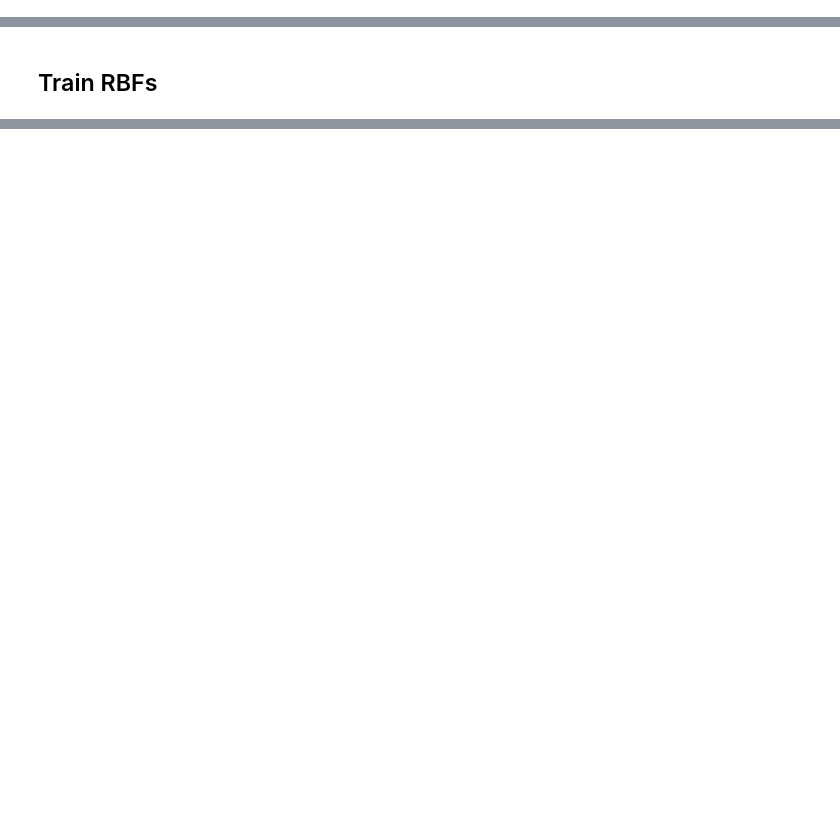
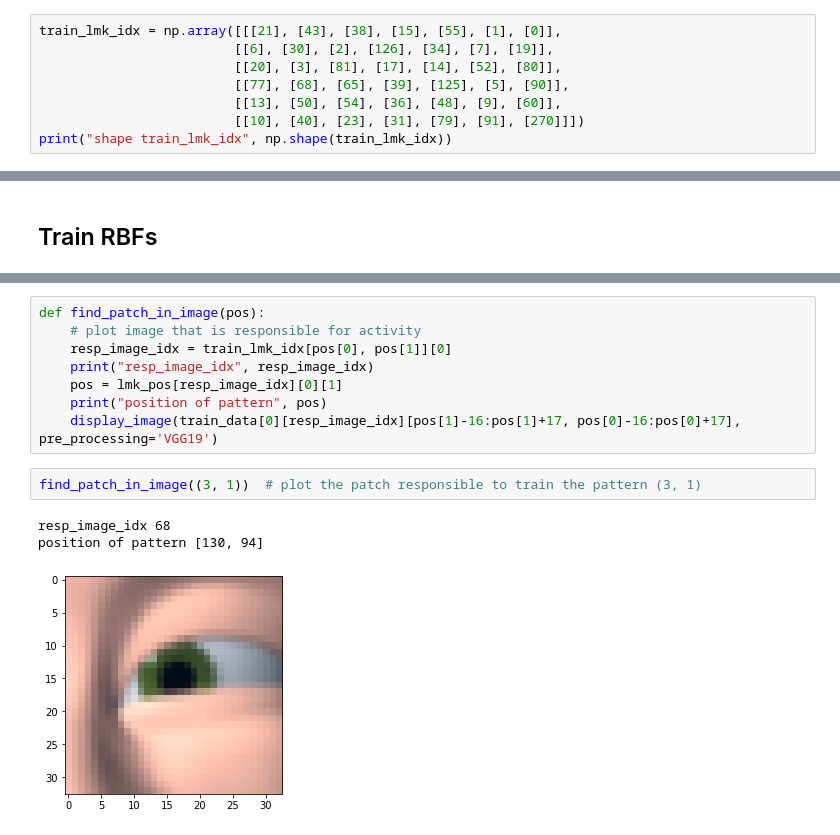
Before and after one commit to michaelStettler/BVS, a Jupyter notebook: projects/memory_efficiency/02_NR_on_FERG_m0001.ipynb, the cells around one changed output, grey strips where cells are left out. Cells and saved outputs as stored; diff of their text form; blank space fills up the shorter version.

```diff
--- a/projects/memory_efficiency/02_NR_on_FERG_m0001.ipynb
+++ b/projects/memory_efficiency/02_NR_on_FERG_m0001.ipynb
@@ -109,0 +199,8 @@ display_images([train_data[0][im_idx]], lmks=lmk_pos[im_idx], lmk_size=3, size_i
+# %%
+train_lmk_idx = np.array([[[21], [43], [38], [15], [55], [1], [0]],
+                         [[6], [30], [2], [126], [34], [7], [19]],
+                         [[20], [3], [81], [17], [14], [52], [80]],
+                         [[77], [68], [65], [39], [125], [5], [90]],
+                         [[13], [50], [54], [36], [48], [9], [60]],
+                         [[10], [40], [23], [31], [79], [91], [270]]])
+print("shape train_lmk_idx", np.shape(train_lmk_idx))
@@ -171,0 +458,14 @@ shape train_FER_preds (2000, 56, 56, 18)
+# %%
+def find_patch_in_image(pos):
+    # plot image that is responsible for activity
+    resp_image_idx = train_lmk_idx[pos[0], pos[1]][0]
+    print("resp_image_idx", resp_image_idx)
+    pos = lmk_pos[resp_image_idx][0][1]
+    print("position of pattern", pos)
+    display_image(train_data[0][resp_image_idx][pos[1]-16:pos[1]+17, pos[0]-16:pos[0]+17], pre_processing='VGG19')
+# %%
+find_patch_in_image((3, 1))  # plot the patch responsible to train the pattern (3, 1)
+# %% [output]
+resp_image_idx 68
+position of pattern [130, 94]
+[figure, added]
```
Also changed, not shown: parts of 21 cells of this notebook.
